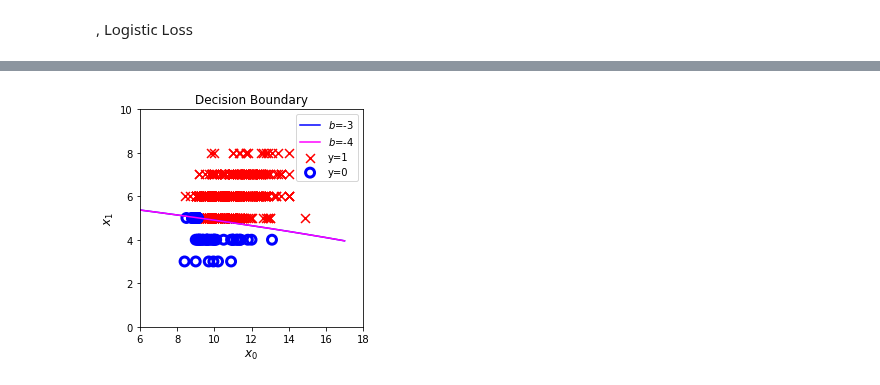
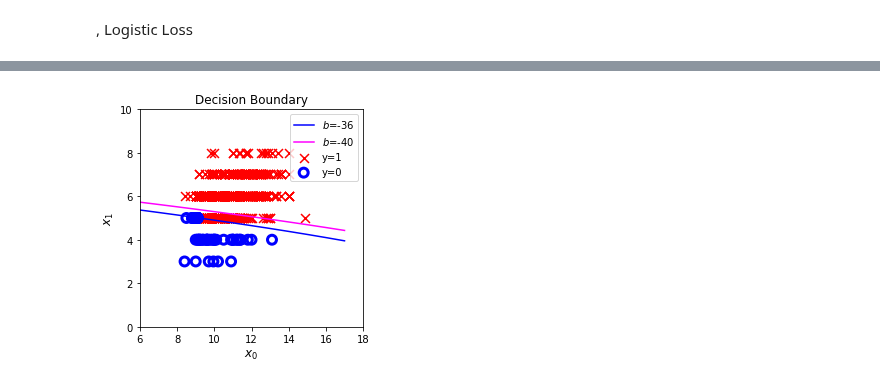
Before and after one commit to HenriS67/wineQualityPrediction, a Jupyter notebook: TPclassification.ipynb, the cells around one changed output, grey strips where cells are left out. Cells and saved outputs as stored; diff of their text form; code cells hidden in the pictures.

```diff
--- a/TPclassification.ipynb
+++ b/TPclassification.ipynb
@@ -192,26 +211,26 @@ def compute_cost_logistic(X, y, w, b):
 # %%
 import matplotlib.pyplot as plt
 
 # Choose values between 0 and 6
 x0 = np.arange(0,18)
 
 # Plot the two decision boundaries
-x1 = np.sqrt(11+5*5-x0*1.2)
-x1_other = np.sqrt(11+5*5-x0*1.2)
+x1 = np.sqrt(36-x0*1.2)
+x1_other = np.sqrt(40-x0*1.2)
 
 fig,ax = plt.subplots(1, 1, figsize=(4,4))
 # Plot the decision boundary
-ax.plot(x0,x1, c="blue", label="$b$=-3")
-ax.plot(x0,x1_other, c="magenta", label="$b$=-4")
+ax.plot(x0,x1, c="blue", label="$b$=-36")
+ax.plot(x0,x1_other, c="magenta", label="$b$=-40")
 ax.axis([6, 18, 0, 10])
 
 # Plot the original data
 plot_data(x,y_train,ax)
 ax.axis([6, 18, 0, 10])
 ax.set_ylabel('$x_1$', fontsize=12)
 ax.set_xlabel('$x_0$', fontsize=12)
 plt.legend(loc="upper right")
 plt.title("Decision Boundary")
 plt.show()
 # %% [output]
-[figure, old version]
+[figure, new version]
```
Also changed, not shown: parts of 1 cell of this notebook.
